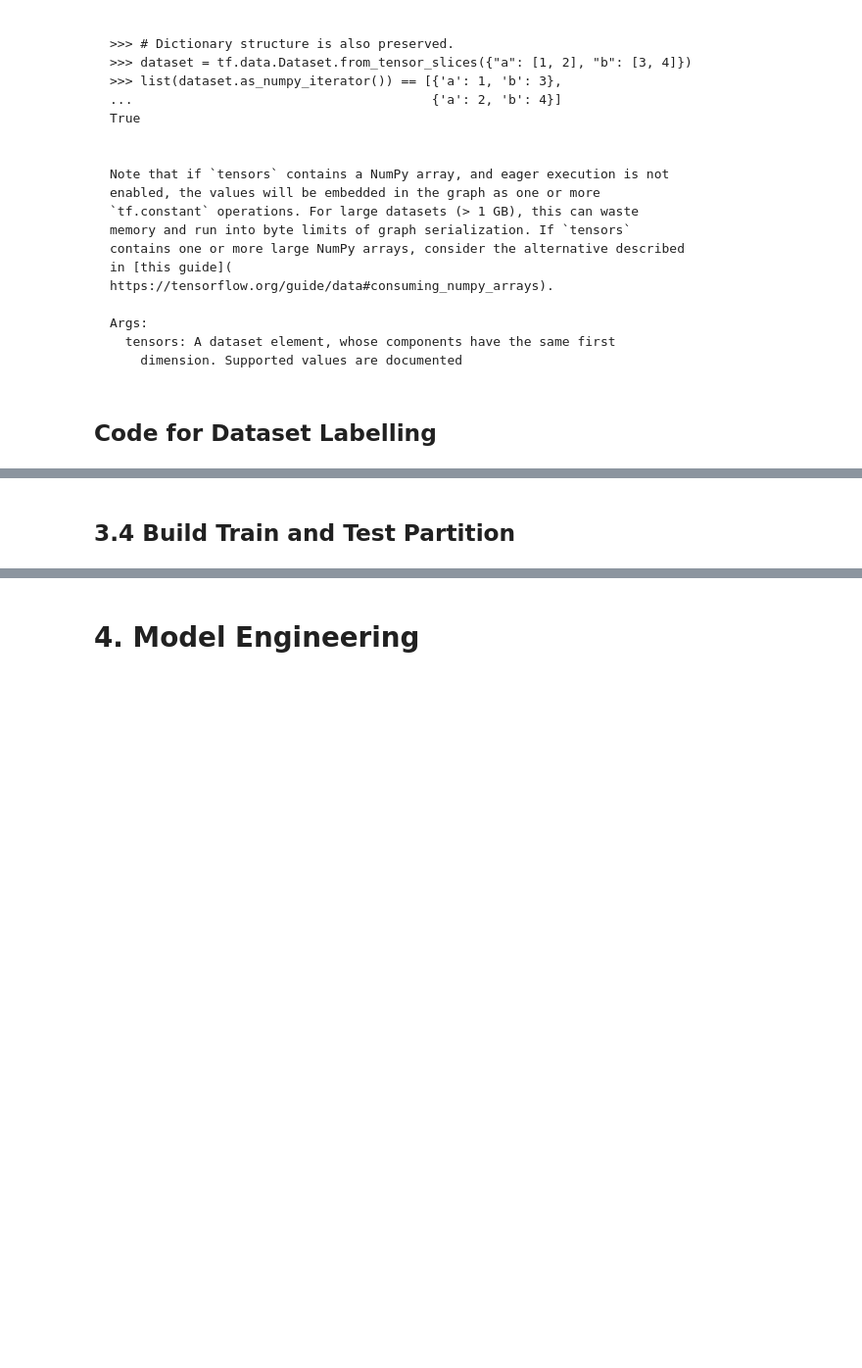
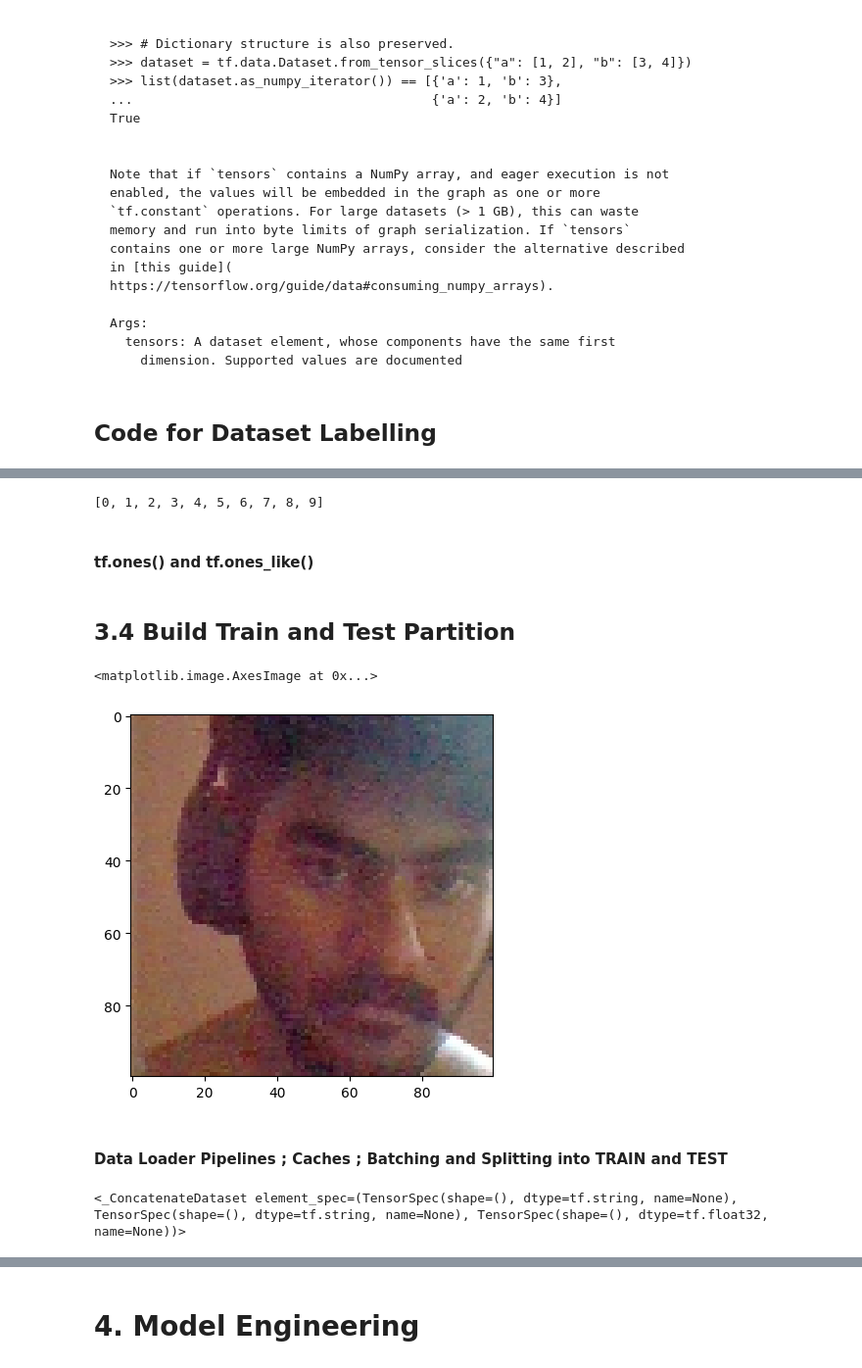
Before and after one commit to Niranjan-GopaL/Exploring__Open_CV__, a Jupyter notebook: FaceRecognition/Facial Verification with a Siamese Network - Part 2.ipynb, the cells around one changed output, grey strips where cells are left out. Shown at 98% size. Cells and saved outputs as stored; diff of their text form; code cells hidden in the pictures; blank space fills up the shorter version.

```diff
--- a/FaceRecognition/Facial Verification with a Siamese Network - Part 2.ipynb
+++ b/FaceRecognition/Facial Verification with a Siamese Network - Part 2.ipynb
@@ -76,7 +76,7 @@ b'data\\anchor\\334093f9-209f-11ef-94fe-f21805e91111.jpg'
 # %% [markdown]
 ## 3.2 Preprocessing - Scale and Resize
 # %%
-def preprocess(file_path):
+def pre_process(file_path):
 
     # Read in image from file path
     byte_img = tf.io.read_file(file_path)
@@ -85,7 +85,7 @@ def preprocess(file_path):
 
     # Preprocessing steps - resizing the image to be 100 x 100 x 3 <--- size of 100 x 100 and ALL 3 channel
     img = tf.image.resize(img, (100,100))
-    # Scale image to be between 0 and 1
+    # Scale image to be between 0 and 1 <------------------------------ Remember the optimisation that in GD for LinReg
     img = img / 255.0
 
     # Return image
@@ -338,0 +392,16 @@ data = positives.concatenate(negatives)
+# %%
+# Create tf DATASETS
+zero_labels     = tf.data.Dataset.from_tensor_slices( tf.zeros( len(anchor) ) )
+numbers         = tf.data.Dataset.range(10)
+
+# convert to numpy iterator
+iterator_labels_zero   = zero_labels.as_numpy_iterator()
+iterator_labels_number = numbers.as_numpy_iterator()
+
+# this is a nice way to see
+list( iterator_labels_zero )
+list( iterator_labels_number )
+# %% [output]
+[0, 1, 2, 3, 4, 5, 6, 7, 8, 9]
+# %% [markdown]
+#### tf.ones() and tf.ones_like()
@@ -339,2 +428,22 @@ data = positives.concatenate(negatives)
 # %% [markdown]
 ## 3.4 Build Train and Test Partition
+# %%
+def pre_process_together(input_img, validation_img, label):
+    return(pre_process(input_img), pre_process(validation_img), label)
+# %%
+## THIS IS SOO COOL
+
+example = samples.next()
+res = pre_process_together(*example)   # UNPACKING IN STYLE !!!
+
+# res is just a tuple of ( anchor, +/-, 1 )
+plt.imshow(res[0])
+# %% [output]
+<matplotlib.image.AxesImage at 0x...>
+[figure, added]
+# %% [markdown]
+#### Data Loader Pipelines ; Caches ; Batching and Splitting into TRAIN and TEST
+# %%
+data
+# %% [output]
+<_ConcatenateDataset element_spec=(TensorSpec(shape=(), dtype=tf.string, name=None), TensorSpec(shape=(), dtype=tf.string, name=None), TensorSpec(shape=(), dtype=tf.float32, name=None))>
```
Also changed, not shown: parts of 26 cells of this notebook.
